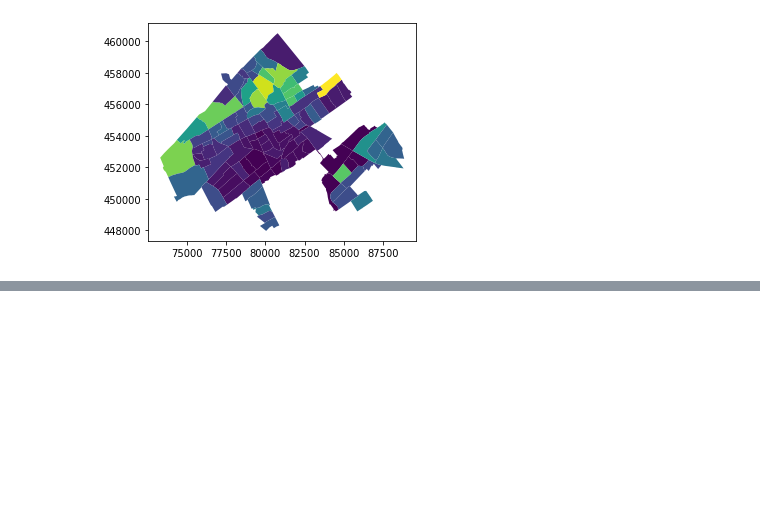
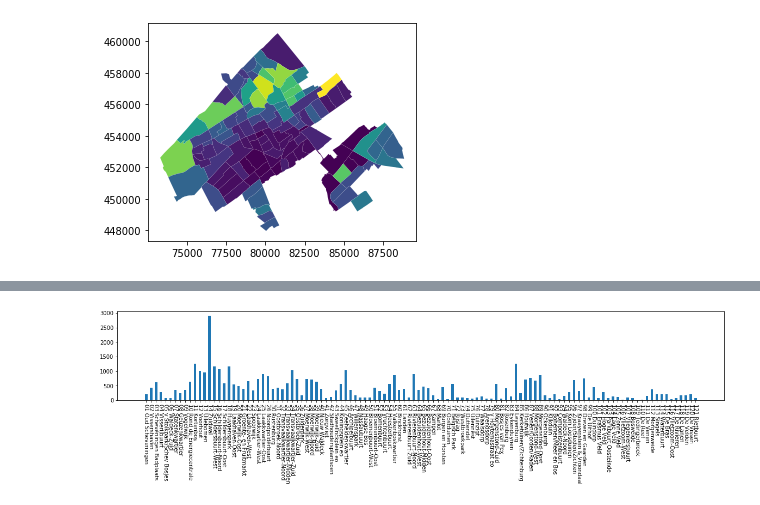
Before and after one commit to J-h-V/OpenDataDenHaag, a Jupyter notebook: GISMap.ipynb, the cells around one changed output, grey strips where cells are left out. Cells and saved outputs as stored; diff of their text form; code cells hidden in the pictures; blank space fills up the shorter version.

Commit message:
New data sources added

```diff
--- a/GISMap.ipynb
+++ b/GISMap.ipynb
@@ -61,0 +109,3 @@ dh_plot_locations.plot(column="ttprs")
+# %%
+criminaliteit = pd.read_csv('data/criminaliteit.csv',sep=";").set_index("Buurten")
+criminaliteit
@@ -61,0 +127,7 @@ dh_plot_locations.plot(column="ttprs")
+# %%
+plt.figure(figsize=(20, 3))  # width:20, height:3
+plt.bar(criminaliteit.reset_index()["Buurten"],criminaliteit["Totaal|2018"],width=0.5, align="center")
+plt.xticks(rotation=-90)
+plt.show()
+# %% [output]
+[figure, added]
```
Also changed, not shown: parts of 9 cells of this notebook, 4 other files.
